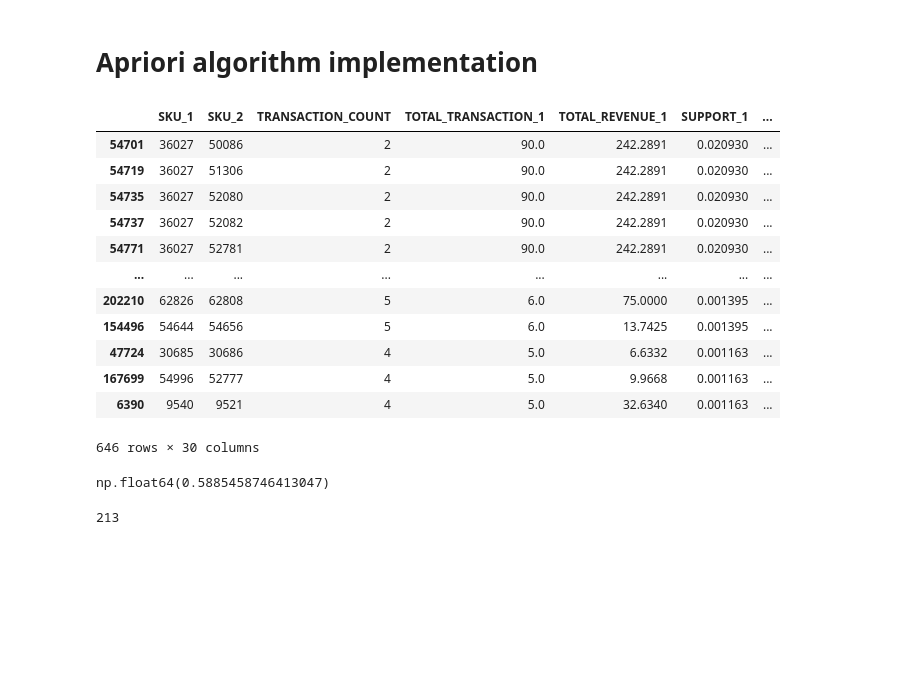
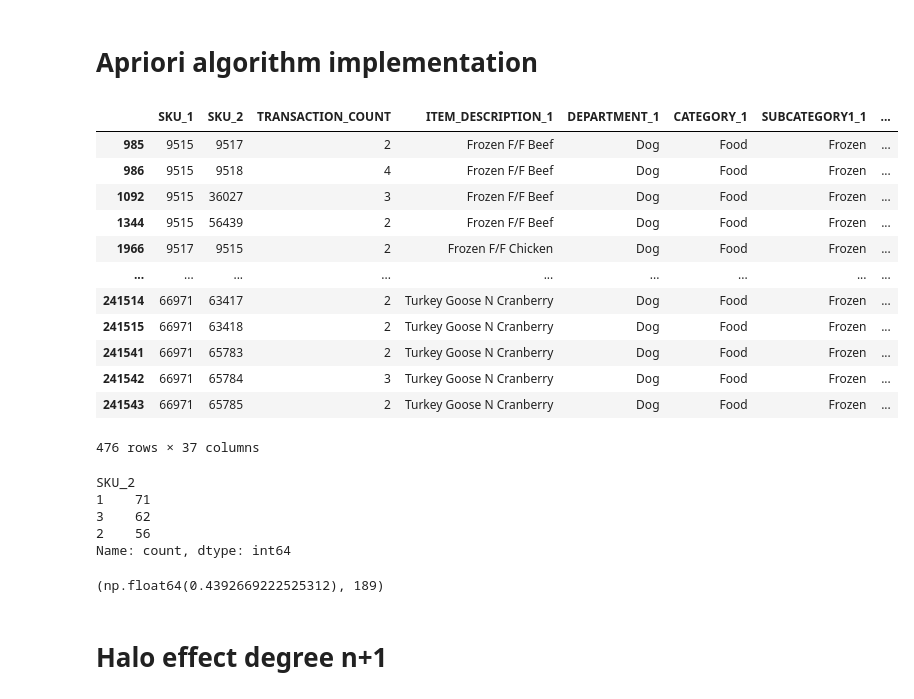
Before and after one commit to GuillaumeMendle/halo_effect_detection, a Jupyter notebook: project_code/model_implementation.ipynb, the cells around one changed output. Drawn from its saved outputs; the diff is of its cells as text; code cells hidden in the pictures; blank space fills up the shorter version.

```diff
--- a/project_code/model_implementation.ipynb
+++ b/project_code/model_implementation.ipynb
@@ -93,7 +164,7 @@ pairs_df["MAX_RATIO"] = pairs_df.apply(lambda x : max(x.RATIO_1, x.RATIO_2), axi
 # Manual thresholds
 # %%
 def filter_nbre_transactions(df, threshold_transactions):
-   df = df[df["TOTAL_TRANSACTION_1"]>=threshold_transactions]
-   df = df[df["TOTAL_TRANSACTION_2"]>=threshold_transactions]
+   df = df[df["SKU_TOTAL_TRANSACTION_1"]>=threshold_transactions]
+   df = df[df["SKU_TOTAL_TRANSACTION_2"]>=threshold_transactions]
    return df
 # %%
@@ -127,5 +184,8 @@ Name: count, Length: 15, dtype: int64
+# %%
+pairs_df["SAME_CLUSTER"] = pairs_df.apply(lambda x : 1 if x.CLUSTER_NAME_1 == x.CLUSTER_NAME_2 else 0, axis = 1)
 # %% [markdown]
 # Apriori algorithm implementation
 # %%
-pairs_df["CONFIDENCE"] = pairs_df["TRANSACTION_COUNT"]/pairs_df["TOTAL_TRANSACTION_1"]
-pairs_df["LIFT"] = pairs_df["CONFIDENCE"]/pairs_df["SUPPORT_1"]
+pairs_df["CONFIDENCE"] = pairs_df["TRANSACTION_COUNT"]/pairs_df["SKU_TOTAL_TRANSACTION_1"]
+pairs_df["LIFT"] = pairs_df["CONFIDENCE"]/pairs_df["SUPPORT_CLUSTER_2"]
+pairs_df["CONVICTION"] = (1-pairs_df["SUPPORT_CLUSTER_2"])/(1-pairs_df["CONFIDENCE"])
@@ -136,16 +192,23 @@ tt = tt[(tt["TRANSACTION_COUNT"]>=2)]
-# %%
-tt.sort_values(by = ["LIFT"])
-# %% [output]
-|  | SKU_1 | SKU_2 | TRANSACTION_COUNT | TOTAL_TRANSACTION_1 | TOTAL_REVENUE_1 | SUPPORT_1 | ... |
-| 54701 | 36027 | 50086 | 2 | 90.0 | 242.2891 | 0.020930 | ... |
-| 54719 | 36027 | 51306 | 2 | 90.0 | 242.2891 | 0.020930 | ... |
-| 54735 | 36027 | 52080 | 2 | 90.0 | 242.2891 | 0.020930 | ... |
-| 54737 | 36027 | 52082 | 2 | 90.0 | 242.2891 | 0.020930 | ... |
-| 54771 | 36027 | 52781 | 2 | 90.0 | 242.2891 | 0.020930 | ... |
-| ... | ... | ... | ... | ... | ... | ... | ... |
-| 202210 | 62826 | 62808 | 5 | 6.0 | 75.0000 | 0.001395 | ... |
-| 154496 | 54644 | 54656 | 5 | 6.0 | 13.7425 | 0.001395 | ... |
-| 47724 | 30685 | 30686 | 4 | 5.0 | 6.6332 | 0.001163 | ... |
-| 167699 | 54996 | 52777 | 4 | 5.0 | 9.9668 | 0.001163 | ... |
-| 6390 | 9540 | 9521 | 4 | 5.0 | 32.6340 | 0.001163 | ... |
-646 rows × 30 columns
+# %%
+pairs_df_filtred = filter_nbre_transactions(pairs_df, 5)
+pairs_df_filtred = pairs_df_filtred[(pairs_df_filtred["LIFT"]>1.0)]
+pairs_df_filtred = pairs_df_filtred[(pairs_df_filtred["CONFIDENCE"]>0.1)]
+pairs_df_filtred = pairs_df_filtred[(pairs_df_filtred["TRANSACTION_COUNT"]>=2)]
+pairs_df_filtred = pairs_df_filtred[(pairs_df_filtred["CONVICTION"]>=1.10)]
+pairs_df_filtred = pairs_df_filtred[(pairs_df_filtred["SAME_CLUSTER"]==1)]
+# %%
+pairs_df_filtred
+# %% [output]
+|  | SKU_1 | SKU_2 | TRANSACTION_COUNT | ITEM_DESCRIPTION_1 | DEPARTMENT_1 | CATEGORY_1 | SUBCATEGORY1_1 | ... |
+| 985 | 9515 | 9517 | 2 | Frozen F/F Beef | Dog | Food | Frozen | ... |
+| 986 | 9515 | 9518 | 4 | Frozen F/F Beef | Dog | Food | Frozen | ... |
+| 1092 | 9515 | 36027 | 3 | Frozen F/F Beef | Dog | Food | Frozen | ... |
+| 1344 | 9515 | 56439 | 2 | Frozen F/F Beef | Dog | Food | Frozen | ... |
+| 1966 | 9517 | 9515 | 2 | Frozen F/F Chicken | Dog | Food | Frozen | ... |
+| ... | ... | ... | ... | ... | ... | ... | ... | ... |
+| 241514 | 66971 | 63417 | 2 | Turkey Goose N Cranberry | Dog | Food | Frozen | ... |
+| 241515 | 66971 | 63418 | 2 | Turkey Goose N Cranberry | Dog | Food | Frozen | ... |
+| 241541 | 66971 | 65783 | 2 | Turkey Goose N Cranberry | Dog | Food | Frozen | ... |
+| 241542 | 66971 | 65784 | 3 | Turkey Goose N Cranberry | Dog | Food | Frozen | ... |
+| 241543 | 66971 | 65785 | 2 | Turkey Goose N Cranberry | Dog | Food | Frozen | ... |
+476 rows × 37 columns
@@ -152,8 +217,16 @@ tt.sort_values(by = ["LIFT"])
+# %%
+pairs_df_top3.groupby("SKU_1").agg(
+    {"SKU_2" : "count"}
+).reset_index().value_counts("SKU_2")
+# %% [output]
+SKU_2
+1    71
+3    62
+2    56
+Name: count, dtype: int64
 # %%
-item_purchases[item_purchases["SKU"].isin(tt["SKU_1"].unique())]["TOTAL_REVENUE"].sum()/item_purchases["TOTAL_REVENUE"].sum()
+item_purchases[item_purchases["SKU"].isin(pairs_df_filtred["SKU_1"].unique())]["SKU_TOTAL_REVENUE"].sum()/item_purchases["SKU_TOTAL_REVENUE"].sum(), pairs_df_filtred["SKU_1"].nunique()
 # %% [output]
-np.float64(0.5885458746413047)
+(np.float64(0.4392669222525312), 189)
-# %%
-tt["SKU_1"].nunique()
-# %% [output]
-213
+# %% [markdown]
+# Halo effect degree n+1
```
Also changed, not shown: parts of 31 cells of this notebook, 1 other file.
